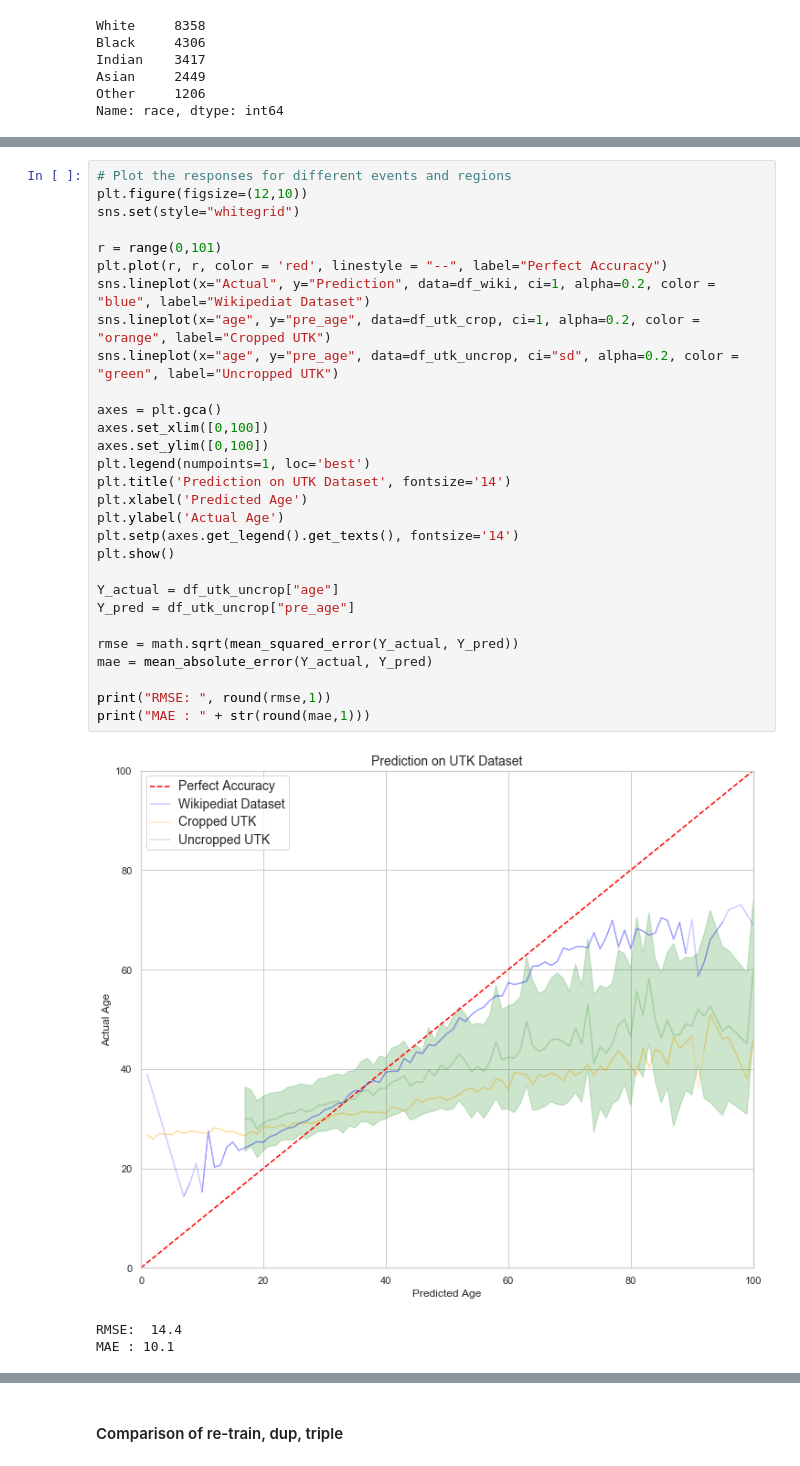
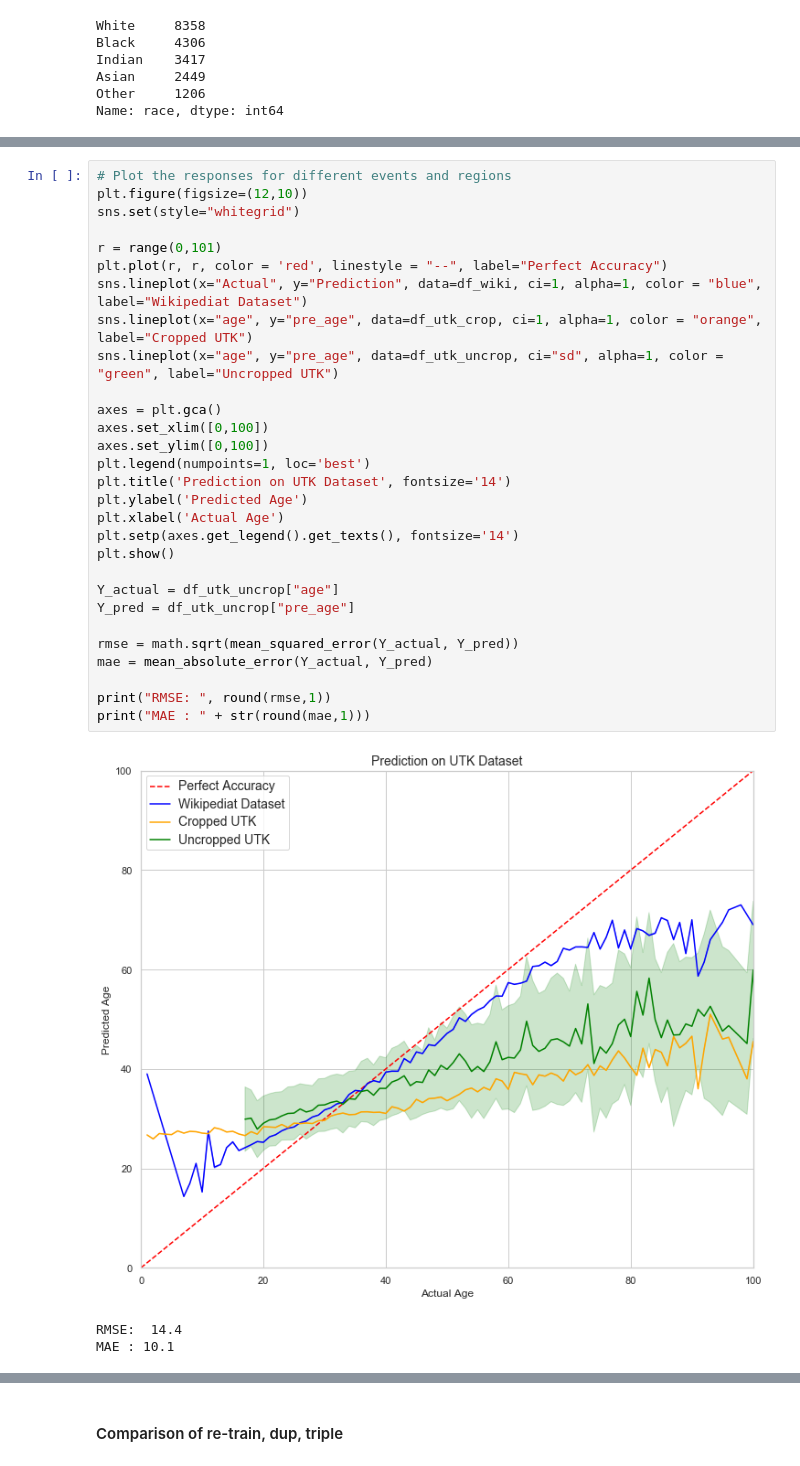
Before and after one commit to rmmeade/APM_Faces_Proj, a Jupyter notebook: Correction_Model.ipynb, the cells around one changed output, grey strips where cells are left out. Saved outputs shown, nothing was run; the diff lists cells and outputs as text.

Commit message:
updated correction model graph labels

```diff
--- a/Correction_Model.ipynb
+++ b/Correction_Model.ipynb
@@ -124,34 +124,34 @@ MAE : 17.4
 # %%
 # Plot the responses for different events and regions
 plt.figure(figsize=(12,10))
 sns.set(style="whitegrid")
 
 r = range(0,101)
 plt.plot(r, r, color = 'red', linestyle = "--", label="Perfect Accuracy")
-sns.lineplot(x="Actual", y="Prediction", data=df_wiki, ci=1, alpha=0.2, color = "blue", label="Wikipediat Dataset")
-sns.lineplot(x="age", y="pre_age", data=df_utk_crop, ci=1, alpha=0.2, color = "orange", label="Cropped UTK")
-sns.lineplot(x="age", y="pre_age", data=df_utk_uncrop, ci="sd", alpha=0.2, color = "green", label="Uncropped UTK")
+sns.lineplot(x="Actual", y="Prediction", data=df_wiki, ci=1, alpha=1, color = "blue", label="Wikipediat Dataset")
+sns.lineplot(x="age", y="pre_age", data=df_utk_crop, ci=1, alpha=1, color = "orange", label="Cropped UTK")
+sns.lineplot(x="age", y="pre_age", data=df_utk_uncrop, ci="sd", alpha=1, color = "green", label="Uncropped UTK")
 
 axes = plt.gca()
 axes.set_xlim([0,100])
 axes.set_ylim([0,100])
 plt.legend(numpoints=1, loc='best')
 plt.title('Prediction on UTK Dataset', fontsize='14')
-plt.xlabel('Predicted Age')
-plt.ylabel('Actual Age')
+plt.ylabel('Predicted Age')
+plt.xlabel('Actual Age')
 plt.setp(axes.get_legend().get_texts(), fontsize='14')
 plt.show()
 
 Y_actual = df_utk_uncrop["age"]
 Y_pred = df_utk_uncrop["pre_age"]
 
 rmse = math.sqrt(mean_squared_error(Y_actual, Y_pred))
 mae = mean_absolute_error(Y_actual, Y_pred)
 
 print("RMSE: ", round(rmse,1))
 print("MAE : " + str(round(mae,1)))
 # %% [output]
-[figure, old version]
+[figure, new version]
 RMSE:  14.4
 MAE : 10.1
 # %%
```
Also changed, not shown: parts of 14 cells of this notebook.
